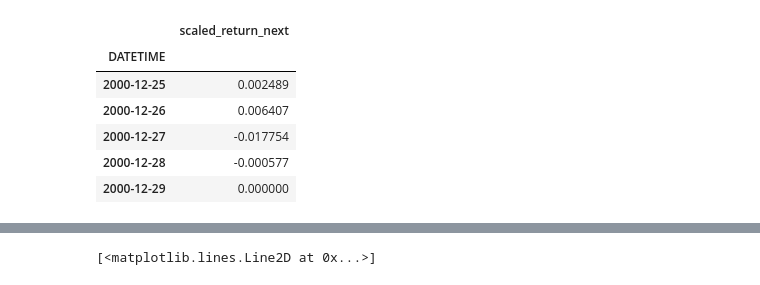
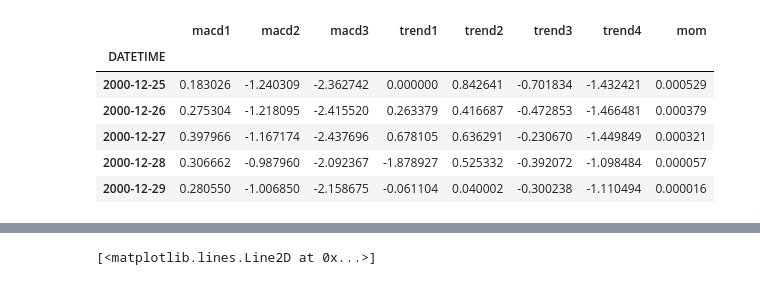
Before and after one commit to mkosik89/Springboard, a Jupyter notebook: Capstone_3/model/Deep Momentum.ipynb, the cells around one changed output, grey strips where cells are left out. Cells and saved outputs as stored; diff of their text form; code cells hidden in the pictures.

```diff
--- a/Capstone_3/model/Deep Momentum.ipynb
+++ b/Capstone_3/model/Deep Momentum.ipynb
@@ -62,6 +64,11 @@ def calc_macd(ser,s=8,l=24):
     y = x/ser.diff().ewm(span=25).std()
     y = y/y.rolling(252).std()
     return y
+
+def momentum(closes):
+    x = np.arange(len(closes))
+    slope, _, rvalue, _, _ = linregress(x, closes)
+    return (((1 + slope) ** 252)-1) * (rvalue ** 2)
 
 def get_feat_ret(asset,df):
     df3 = df.copy(deep=True)
@@ -82,14 +89,14 @@ def get_feat_ret(asset,df):
     df3['trend5'] = (df3[asset] - df3[asset].shift(252))/(df3[asset].diff().ewm(span=25).std()*np.sqrt(252)) # 1y
 
     #extra features
-#     df3['mom'] = (df3['dif']*tgt_vol/df3['dif'].ewm(span=25).std()).rolling(60).apply(momentum)
+    df3['mom'] = (df3['dif']*tgt_vol/df3['dif'].ewm(span=25).std()).rolling(60).apply(momentum)
 
     # df3['scaled_return_next'] = (df3[asset].diff()).shift(-1) # no vol scaling
     df3['scaled_return_next'] = (df3['dif']*tgt_vol/df3['dif'].ewm(span=25).std()).shift(-1)
 
     df3.dropna(inplace=True)
 
-    feat = df3[['macd1','macd2','macd3','trend1','trend2','trend3','trend4','trend5']]
+    feat = df3[['macd1','macd2','macd3','trend1','trend2','trend3','trend4','mom']]
     ret = df3[['scaled_return_next']]
 
     return feat,ret
@@ -97,13 +104,13 @@ def get_feat_ret(asset,df):
 asset = 'GOLD'
 df3 = get_feat_ret(asset,df2)
 # %%
-df3[1].head()
+df3[0].head()
 # %% [output]
-|  | scaled_return_next |
-| DATETIME |  |
-| 2000-12-25 | 0.002489 |
-| 2000-12-26 | 0.006407 |
-| 2000-12-27 | -0.017754 |
-| 2000-12-28 | -0.000577 |
-| 2000-12-29 | 0.000000 |
+|  | macd1 | macd2 | macd3 | trend1 | trend2 | trend3 | trend4 | mom |
+| DATETIME |  |  |  |  |  |  |  |  |
+| 2000-12-25 | 0.183026 | -1.240309 | -2.362742 | 0.000000 | 0.842641 | -0.701834 | -1.432421 | 0.000529 |
+| 2000-12-26 | 0.275304 | -1.218095 | -2.415520 | 0.263379 | 0.416687 | -0.472853 | -1.466481 | 0.000379 |
+| 2000-12-27 | 0.397966 | -1.167174 | -2.437696 | 0.678105 | 0.636291 | -0.230670 | -1.449849 | 0.000321 |
+| 2000-12-28 | 0.306662 | -0.987960 | -2.092367 | -1.878927 | 0.525332 | -0.392072 | -1.098484 | 0.000057 |
+| 2000-12-29 | 0.280550 | -1.006850 | -2.158675 | -0.061104 | 0.040002 | -0.300238 | -1.110494 | 0.000016 |
 # %%
```
Also changed, not shown: parts of 38 cells of this notebook, 1 other file.
